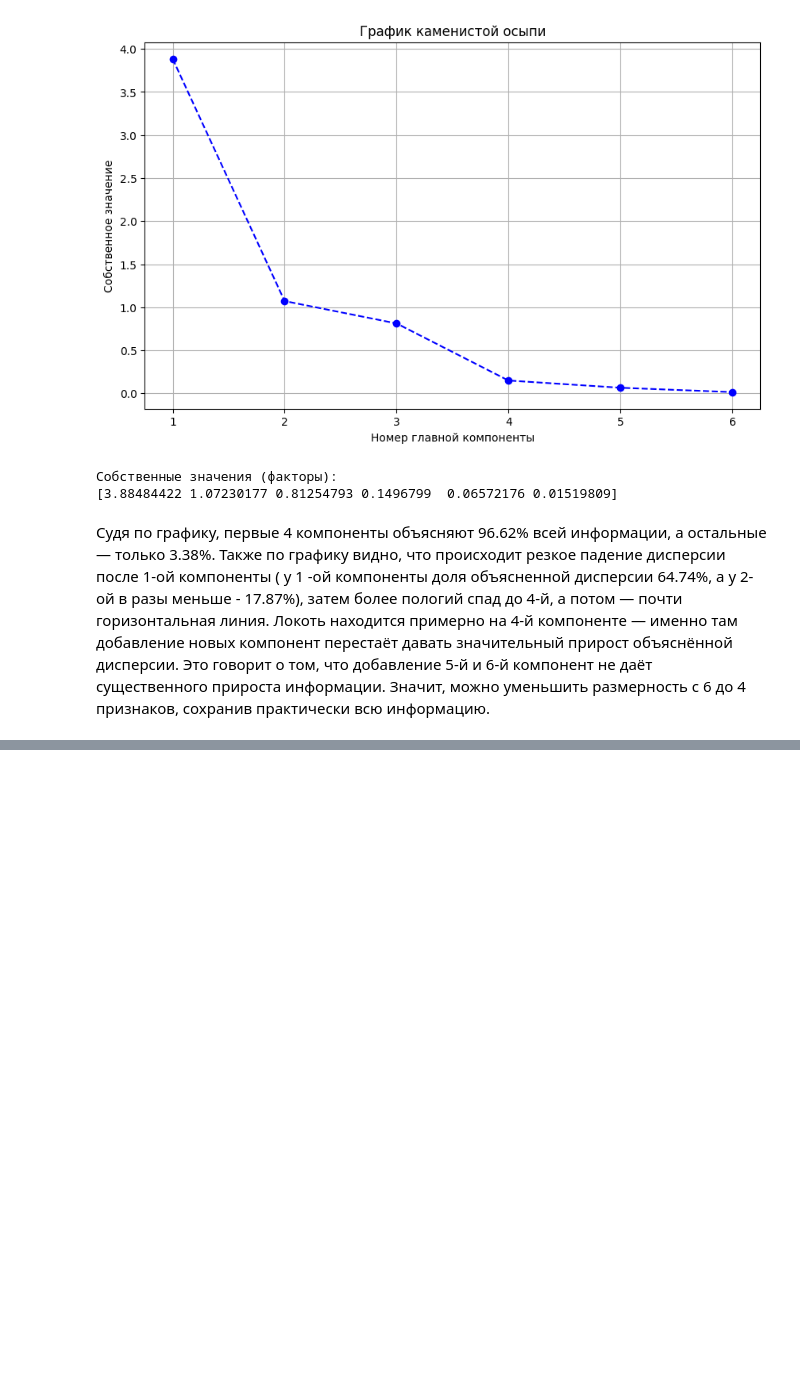
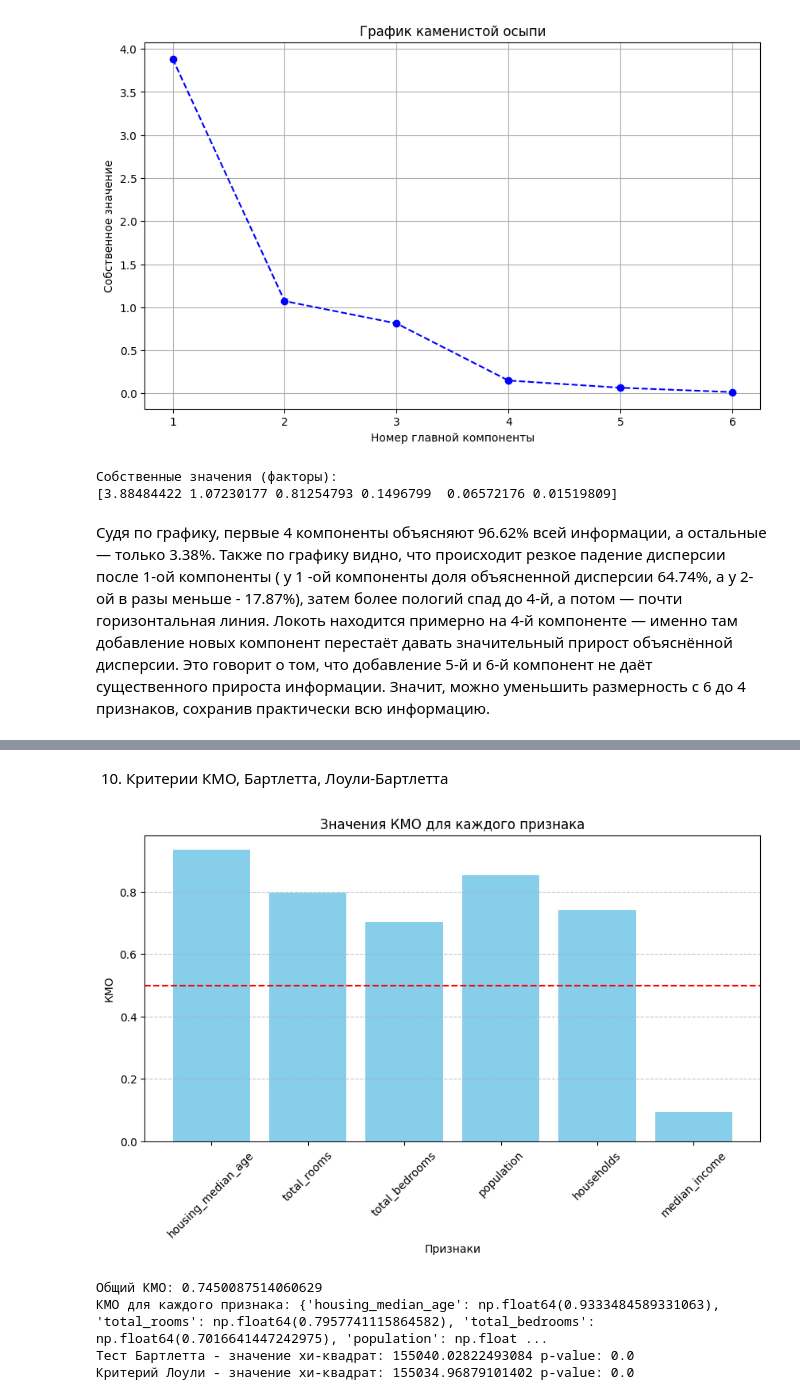
Before and after one commit to DaryaBorovinskaya/MAD_lab3, a Jupyter notebook: lab3.ipynb, the cells around one changed output, grey strips where cells are left out. Drawn from its saved outputs; the diff is of its cells as text; code cells hidden in the pictures; blank space fills up the shorter version.

Commit message:
общий файлик

```diff
--- a/lab3.ipynb
+++ b/lab3.ipynb
@@ -421,0 +449,44 @@ median_income       0.044223  0.887162  0.424226
+# %% [markdown]
+10. Критерии КМО, Бартлетта, Лоули-Бартлетта
+# %%
+from factor_analyzer import calculate_bartlett_sphericity,  calculate_kmo
+from scipy.stats import chi2, f
+
+
+def lowry_test(dataframe):
+    corr_matrix = dataframe.corr()
+    n = dataframe.shape[1]
+    N = dataframe.shape[0]
+    det_corr = np.linalg.det(corr_matrix)
+    chi_square_lowry = - (N - 1 - (2*n + 5)/6 - 2/3) * np.log(det_corr)
+    df_lowry = n * (n - 1) / 2
+    p_value_lowry = 1 - chi2.cdf(chi_square_lowry, df_lowry)
+    return chi_square_lowry, p_value_lowry, df_lowry
+
+X = df[features].copy()
+X = X.dropna()
+
+kmo_per_variable, kmo_total = calculate_kmo(X)
+chi_square_value, p_value = calculate_bartlett_sphericity(X)
+chi_square_lowry, p_value_lowry, df_lowry = lowry_test(df)
+
+plt.figure(figsize=(10, 5))
+plt.bar(df.columns, kmo_per_variable, color='skyblue')
+plt.axhline(y=0.5, color='r', linestyle='--')
+plt.title('Значения КМО для каждого признака')
+plt.xlabel('Признаки')
+plt.ylabel('КМО')
+plt.xticks(rotation=45)
+plt.grid(axis='y', linestyle='--', alpha=0.7)
+plt.show()
+
+print("Общий КМО:", kmo_total)
+print("КМО для каждого признака:", dict(zip(df.columns, kmo_per_variable)))
+print("Тест Бартлетта - значение хи-квадрат:", chi_square_value, "p-value:", p_value)
+print("Критерий Лоули - значение хи-квадрат:", chi_square_lowry, "p-value:", p_value_lowry)
+# %% [output]
+[figure, added]
+Общий КМО: 0.7450087514060629
+КМО для каждого признака: {'housing_median_age': np.float64(0.9333484589331063), 'total_rooms': np.float64(0.7957741115864582), 'total_bedrooms': np.float64(0.7016641447242975), 'population': np.float ...
+Тест Бартлетта - значение хи-квадрат: 155040.02822493084 p-value: 0.0
+Критерий Лоули - значение хи-квадрат: 155034.96879101402 p-value: 0.0
```
Also changed, not shown: parts of 16 cells of this notebook.
